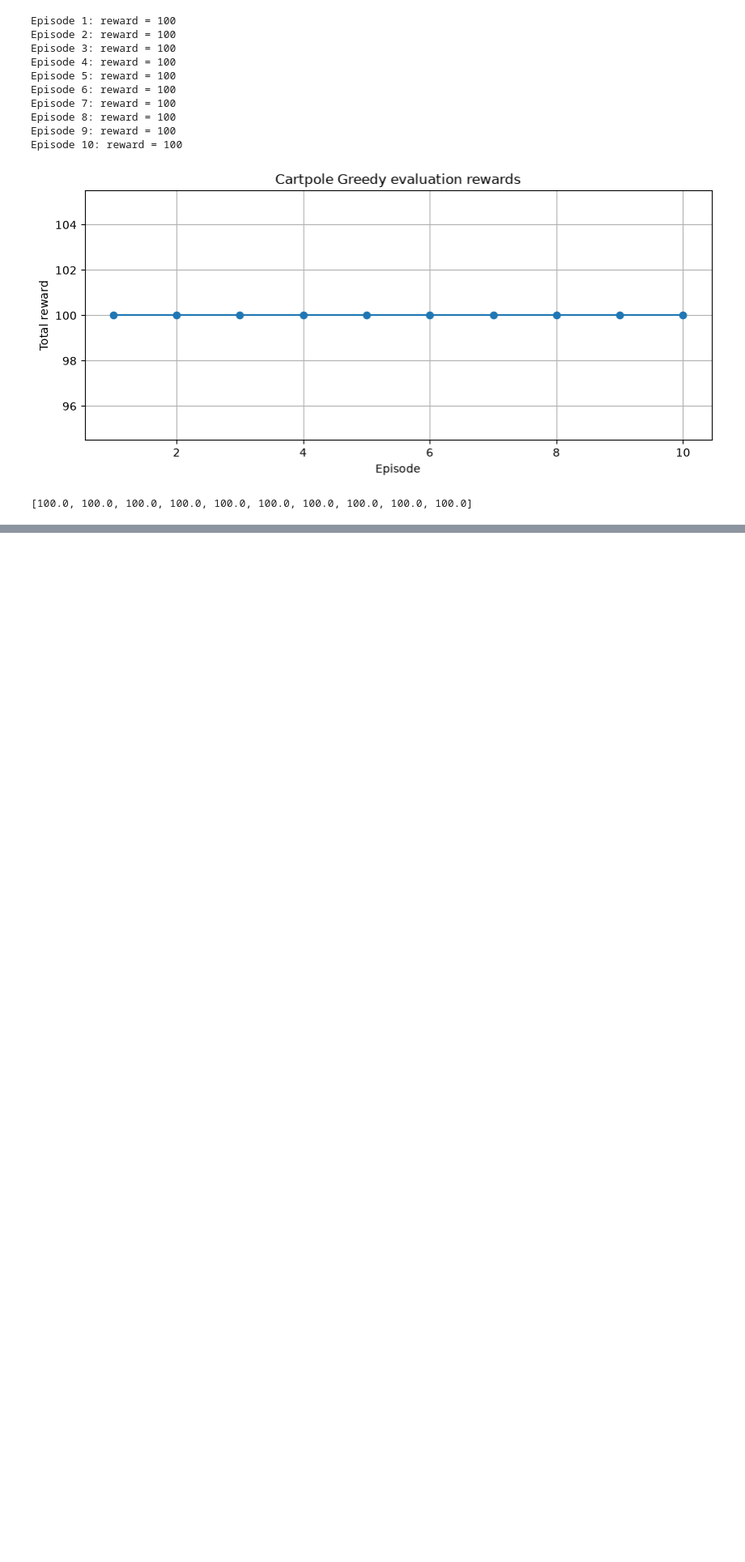
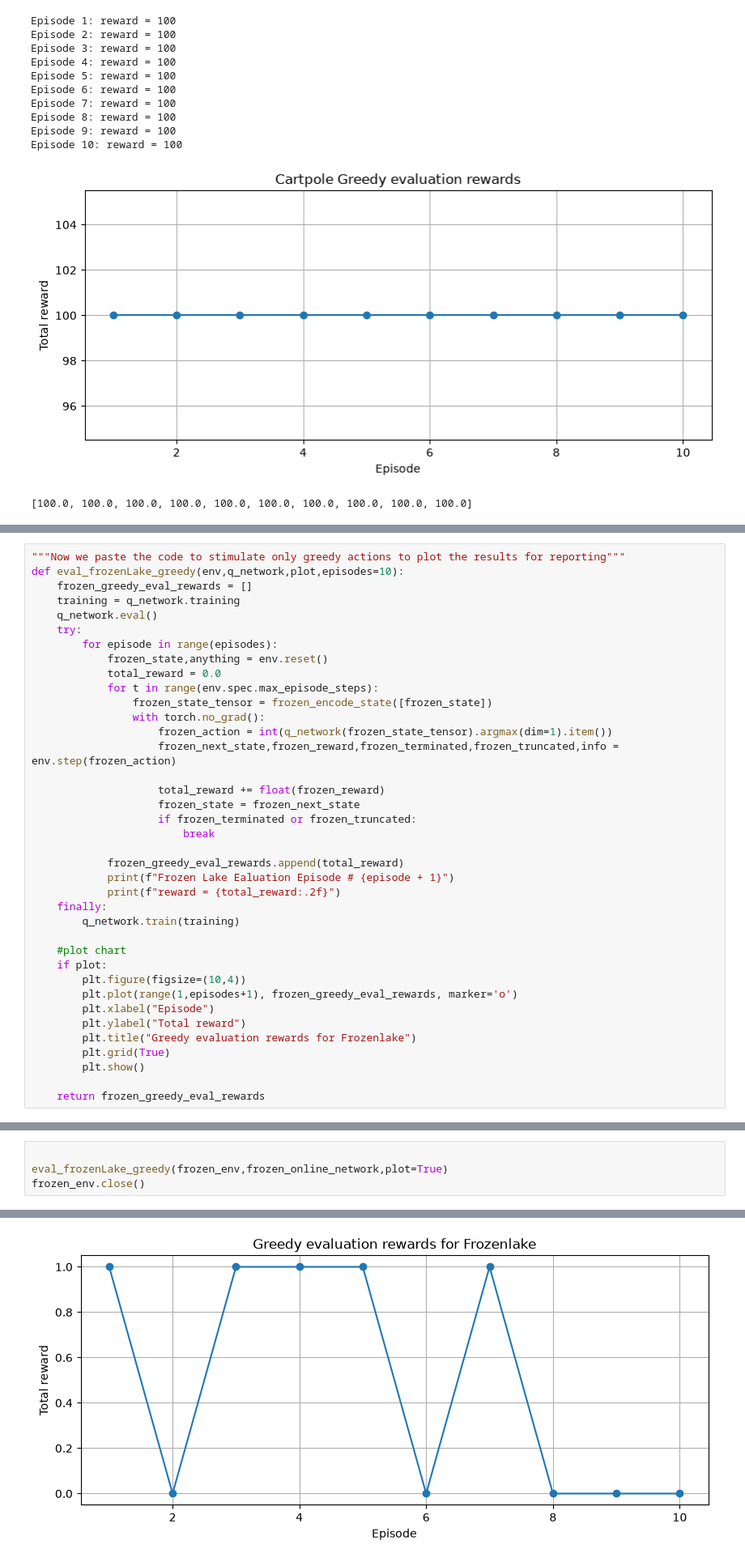
Before and after one commit to CailanJB/DQN, a Jupyter notebook: a2_part_2_cailneje2.ipynb, the cells around one changed output, grey strips where cells are left out. Shown at 81% size. Drawn from its saved outputs; the diff is of its cells as text; blank space fills up the shorter version.

```diff
--- a/a2_part_2_cailneje2.ipynb
+++ b/a2_part_2_cailneje2.ipynb
@@ -475,0 +559,38 @@ DependencyNotInstalled: pygame is not installed, run `pip install "gymnasium[cla
+# %%
+"""Now we paste the code to stimulate only greedy actions to plot the results for reporting"""
+def eval_frozenLake_greedy(env,q_network,plot,episodes=10):
+    frozen_greedy_eval_rewards = []
+    training = q_network.training
+    q_network.eval()
+    try:
+        for episode in range(episodes):
+            frozen_state,anything = env.reset()
+            total_reward = 0.0
+            for t in range(env.spec.max_episode_steps):
+                frozen_state_tensor = frozen_encode_state([frozen_state])
+                with torch.no_grad():
+                    frozen_action = int(q_network(frozen_state_tensor).argmax(dim=1).item())
+                    frozen_next_state,frozen_reward,frozen_terminated,frozen_truncated,info = env.step(frozen_action)
+
+                    total_reward += float(frozen_reward)
+                    frozen_state = frozen_next_state
+                    if frozen_terminated or frozen_truncated:
+                        break
+
+            frozen_greedy_eval_rewards.append(total_reward)
+            print(f"Frozen Lake Ealuation Episode # {episode + 1}")
+            print(f"reward = {total_reward:.2f}")
+    finally:
+        q_network.train(training)
+
+    #plot chart
+    if plot:
+        plt.figure(figsize=(10,4))
+        plt.plot(range(1,episodes+1), frozen_greedy_eval_rewards, marker='o')
+        plt.xlabel("Episode")
+        plt.ylabel("Total reward")
+        plt.title("Greedy evaluation rewards for Frozenlake")
+        plt.grid(True)
+        plt.show()
+
+    return frozen_greedy_eval_rewards
@@ -475,0 +605,5 @@ DependencyNotInstalled: pygame is not installed, run `pip install "gymnasium[cla
+# %%
+
+eval_frozenLake_greedy(frozen_env,frozen_online_network,plot=True)
+frozen_env.close()
+# %% [output]
@@ -475,0 +630 @@ DependencyNotInstalled: pygame is not installed, run `pip install "gymnasium[cla
+[figure, added]
```
Also changed, not shown: parts of 15 cells of this notebook, 5 other files.
